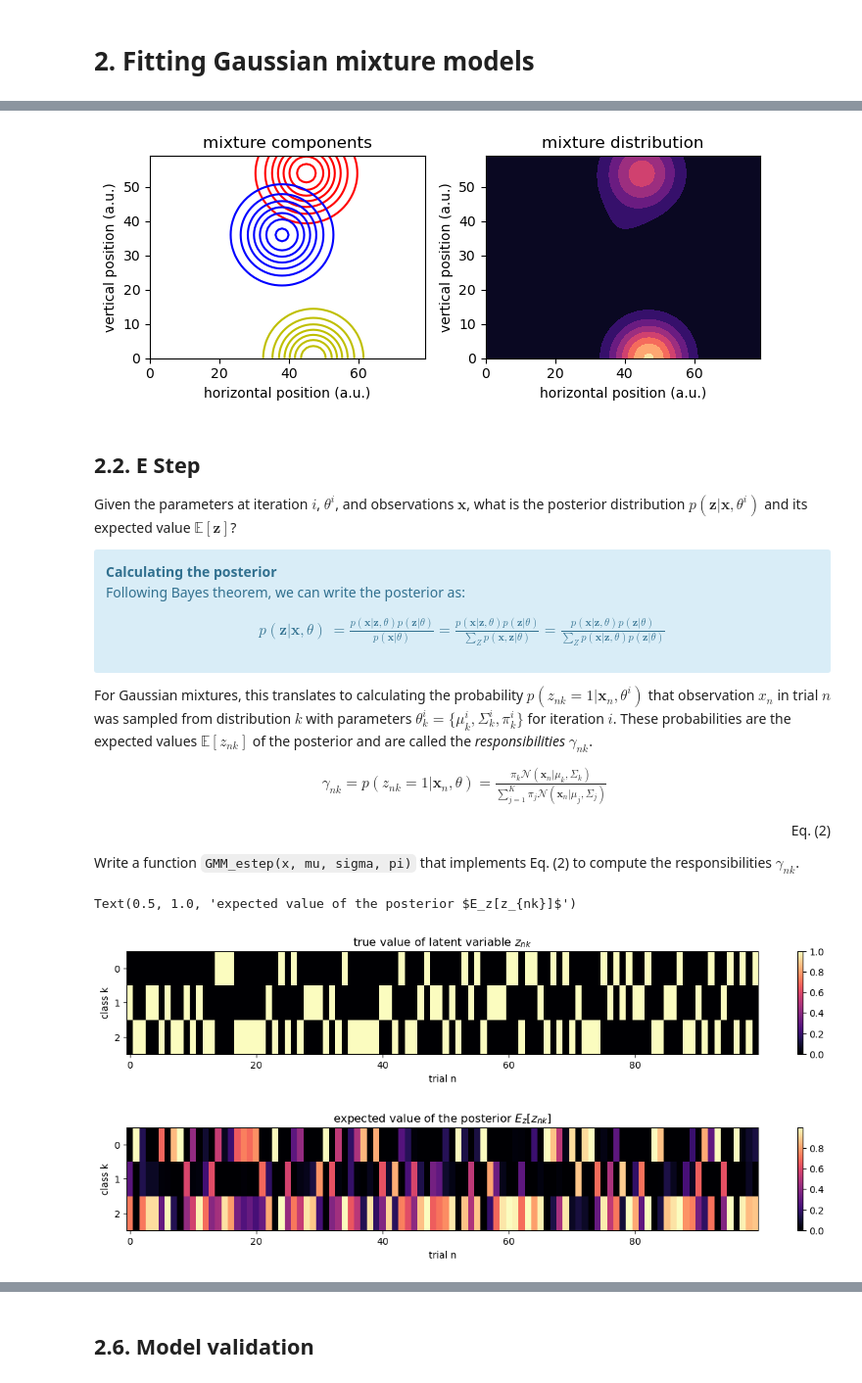
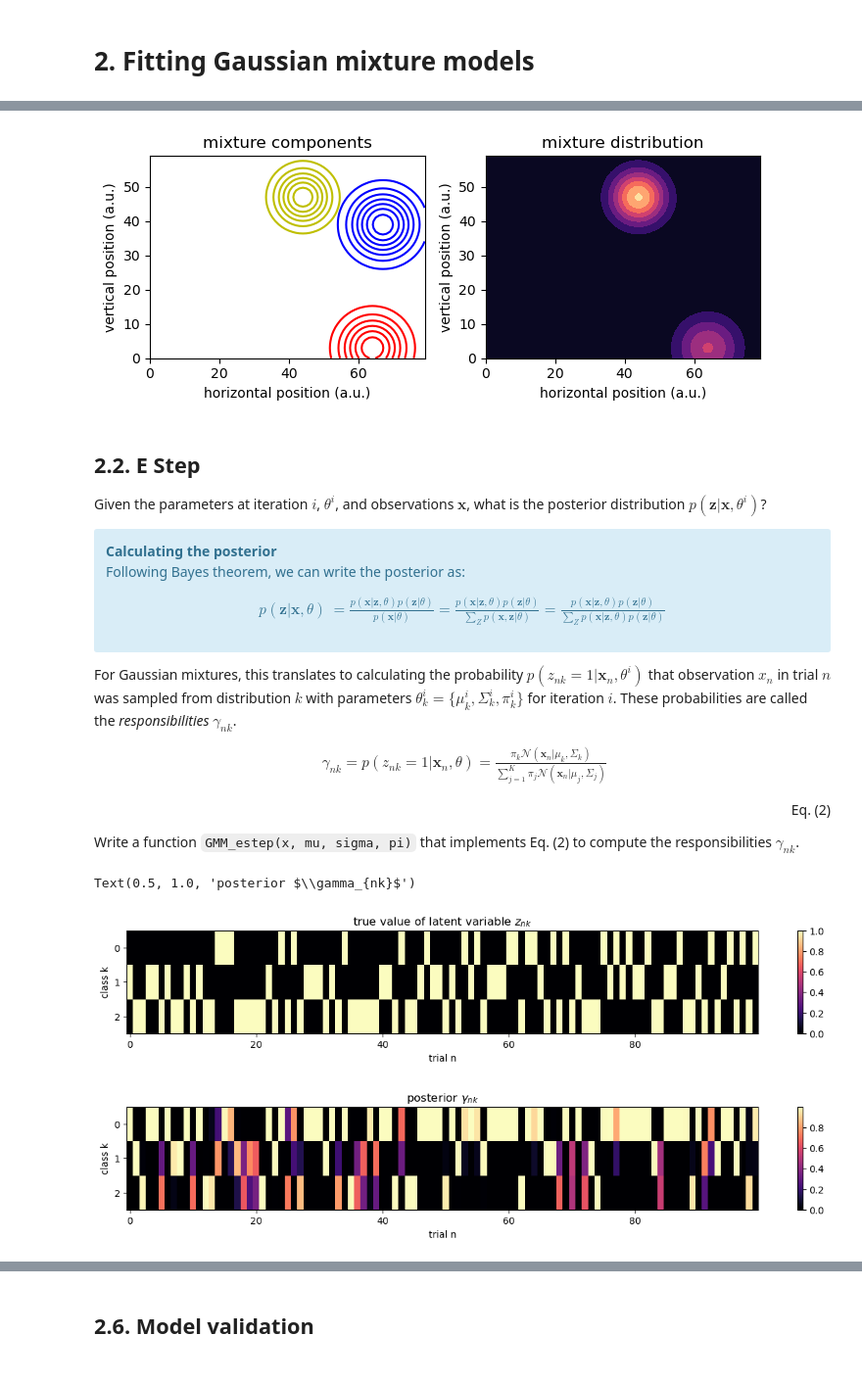
Before and after one commit to bambschool/BAMB2024, a Jupyter notebook: Day 4: Latent variable models/mixture-models-EM_solutions.ipynb, the cells around one changed output, grey strips where cells are left out. Shown at 98% size. Drawn from its saved outputs; the diff is of its cells as text; code cells hidden in the pictures.

```diff
--- a/Day 4: Latent variable models/mixture-models-EM_solutions.ipynb
+++ b/Day 4: Latent variable models/mixture-models-EM_solutions.ipynb
@@ -188,7 +185,9 @@ Write a function that randomly initializes parameters (within certain bounds, i.
 Plot the resulting mixture distribution by evaluating the joint distribution (Eq. 1) at uniformly spaced values of $x$ (pre-coded as `vals`). Remember that $\mathcal{N}(x; \mu, \Sigma)$ can be evaluated by calling `sps.multivariate_normal.pdf(x, mu, sigma)`.
 # %%
 # function to initialize the GMM
-def initialize_GMM(K, D, lower, higher):
+def initialize_GMM(K, D, lower, higher, seed):
+
+    np.random.seed(seed)
 
     # initialize means to random integers
     m = np.random.randint(low=lower, high=higher, size=(K, D))
@@ -219,7 +218,7 @@ x, y = np.mgrid[0:80:1, 0:60:1]
 vals = np.dstack((x, y))
 
 # evaluate pdfs
-pdfs = [sps.multivariate_normal.pdf(vals, m[k], s[k], allow_singular=True) for k in range(K)]
+pdfs = [sps.multivariate_normal.pdf(vals, m[k], s[k]) for k in range(K)]
 
 # sum weighted pdfs for mixture distribution
 mixture_pdf = np.sum([p[k]*pdfs[k] for k in range(K)], axis=0)
@@ -239,11 +238,11 @@ plt.xlabel('horizontal position (a.u.)')
 plt.ylabel('vertical position (a.u.)')
 plt.tight_layout()
 # %% [output]
-[figure, old version]
+[figure, new version]
 # %% [markdown]
 ## 2.2. E Step
 
-Given the parameters at iteration $i$, $\theta^{i}$, and observations $\boldsymbol{x}$, what is the posterior distribution $p(\boldsymbol{z} | \boldsymbol{x}, \theta^i)$ and its expected value $\mathbb{E}[\boldsymbol{z}]$?
+Given the parameters at iteration $i$, $\theta^{i}$, and observations $\boldsymbol{x}$, what is the posterior distribution $p(\boldsymbol{z} | \boldsymbol{x}, \theta^i)$?
 
 <div class="alert alert-block alert-info"> <b>Calculating the posterior</b>
 
@@ -257,7 +256,7 @@ p(\boldsymbol{z}|\boldsymbol{x},\theta) &= \frac{p(\boldsymbol{x}|\boldsymbol{z}
 
 </div>
 
-For Gaussian mixtures, this translates to calculating the probability $p(z_{nk}=1|\boldsymbol{x}_n, \theta^{i})$ that observation $x_n$ in trial $n$ was sampled from distribution $k$ with parameters $\theta_k^{i} = \{\mu_k^i, \Sigma_k^i, \pi_k^i\}$ for iteration $i$. These probabilities are the expected values $\mathbb{E}[z_{nk}]$ of the posterior and are called the *responsibilities* $\gamma_{nk}$.
+For Gaussian mixtures, this translates to calculating the probability $p(z_{nk}=1|\boldsymbol{x}_n, \theta^{i})$ that observation $x_n$ in trial $n$ was sampled from distribution $k$ with parameters $\theta_k^{i} = \{\mu_k^i, \Sigma_k^i, \pi_k^i\}$ for iteration $i$. These probabilities are called the *responsibilities* $\gamma_{nk}$.
 
 \begin{align}
 \gamma_{nk} = p(z_{nk}=1|\boldsymbol{x}_n, \theta)
@@ -286,19 +285,19 @@ gammas = GMM_estep(saccades, m, s, p)
 # %%
 # plot
 plt.figure(figsize=(15,2), dpi=100)
 plt.imshow(zs[:,:100], aspect='auto', interpolation='none', cmap='magma')
 plt.colorbar()
 plt.ylabel('class k')
 plt.xlabel('trial n')
 plt.title(r'true value of latent variable $z_{nk}$')
 
 plt.figure(figsize=(15,2), dpi=100)
 plt.imshow(gammas[:,:100], aspect='auto', interpolation='none', cmap='magma')
 plt.colorbar()
 plt.ylabel('class k')
 plt.xlabel('trial n')
-plt.title(r'expected value of the posterior $E_z[z_{nk}]$')
+plt.title(r'posterior $\gamma_{nk}$')
 # %% [output]
-Text(0.5, 1.0, 'expected value of the posterior $E_z[z_{nk}]$')
+Text(0.5, 1.0, 'posterior $\\gamma_{nk}$')
 [figure]
-[figure, old version]
+[figure, new version]
```
Also changed, not shown: parts of 28 cells of this notebook, 1 other file.
